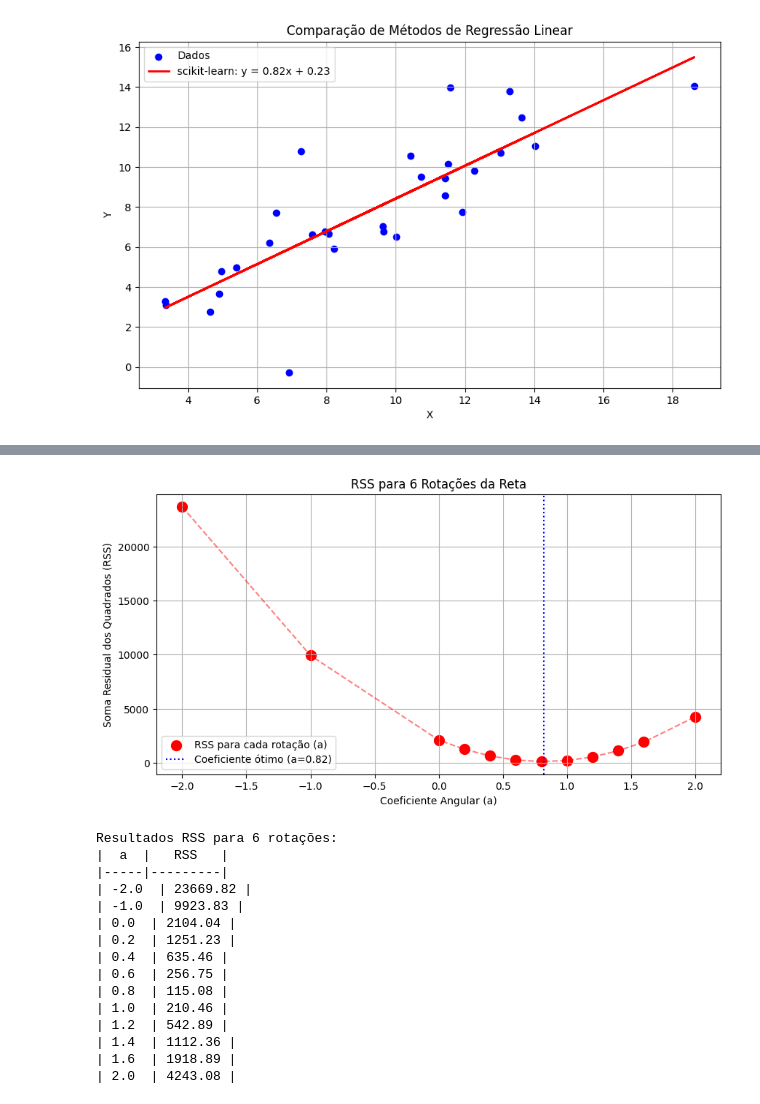
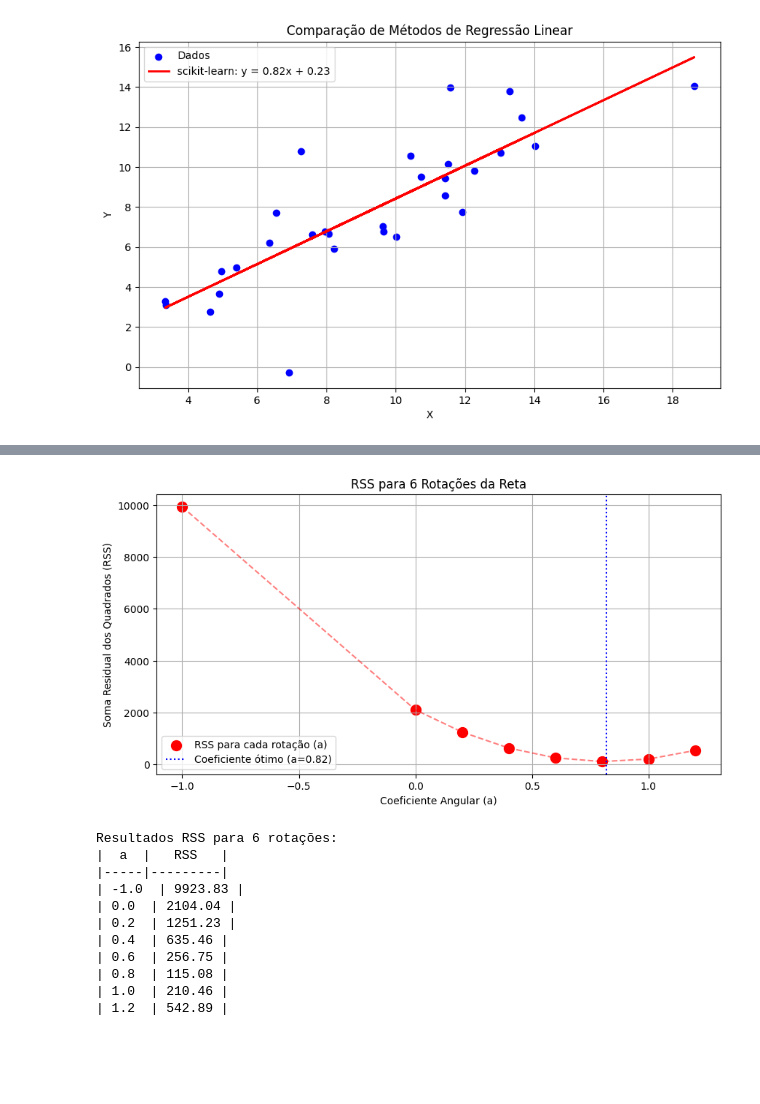
Before and after one commit to cassiomatheus/IC-CD, a Jupyter notebook: Atividade 1/Atividade_2_1.ipynb, the cells around one changed output, grey strips where cells are left out. Cells and saved outputs as stored; diff of their text form; code cells hidden in the pictures; blank space fills up the shorter version.

```diff
--- a/Atividade 1/Atividade_2_1.ipynb
+++ b/Atividade 1/Atividade_2_1.ipynb
@@ -432,7 +434,7 @@ b_sk = model_sk.intercept_
 a_sk = model_sk.coef_[0]
 
 # Diferentes inclinações para as retas
-a_values = [-2.0, -1.0, 0, 1.0, 2.0, 3.0, a_sk]  # Inclui a inclinação ótima
+a_values = [-1.0, 0.0, 0.2, 0.4, 0.6, a_sk, 1.0, 1.2]  # Inclui a inclinação ótima
 colors = plt.cm.rainbow(np.linspace(0, 1, len(a_values)))  # Cores únicas para cada reta
 
 # --- Gráfico 1: Retas com intercepto no eixo Y ---
@@ -472,41 +474,40 @@ def calcular_rss(a, b):
     return np.sum((y - y_pred)**2)
 
 # 6 valores de 'a' para testar (incluindo o ótimo)
-a_values = [-2.0, -1.0, 0.0, 0.2, 0.4, 0.6, 0.8, 1.0, 1.2, 1.4, 1.6, 2.0]  # a=0.8 é o ótimo
+a_values = [-1.0, 0.0, 0.2, 0.4, 0.6, 0.8, 1.0, 1.2] # a=0.8 é o ótimo
 
 # Cálculo do RSS para cada 'a' (com b ótimo para cada a)
 rss_values = []
 for a in a_values:
     #b = np.mean(y) - a * np.mean(x)  # Intercepto ótimo para cada 'a'
     b = 0.23
     #print(f"Intercepto ótimo (b) para a={a}: {b}")
     rss = calcular_rss(a, b)
     rss_values.append(rss)
 
 # Gráfico
 plt.figure(figsize=(10, 5))
 plt.scatter(a_values, rss_values, color='red', s=100, label='RSS para cada rotação (a)')
 plt.plot(a_values, rss_values, 'r--', alpha=0.5)  # Linha conectando os pontos
 plt.axvline(x=a_sk, color='blue', linestyle=':', label=f'Coeficiente ótimo (a={a_sk:.2f})')
 plt.xlabel("Coeficiente Angular (a)")
 plt.ylabel("Soma Residual dos Quadrados (RSS)")
 plt.title("RSS para 6 Rotações da Reta")
 plt.legend()
 plt.grid(True)
 plt.show()
 
 # Tabela de resultados
 print("\nResultados RSS para 6 rotações:")
 print("|  a  |   RSS   |")
 print("|-----|---------|")
 for a, rss in zip(a_values, rss_values):
     print(f"| {a}  | {rss:.2f} |")
 # %% [output]
-[figure, old version]
+[figure, new version]
 Resultados RSS para 6 rotações:
 |  a  |   RSS   |
 |-----|---------|
-| -2.0  | 23669.82 |
 | -1.0  | 9923.83 |
 | 0.0  | 2104.04 |
 | 0.2  | 1251.23 |
@@ -515,9 +516,6 @@ Resultados RSS para 6 rotações:
 | 0.8  | 115.08 |
 | 1.0  | 210.46 |
 | 1.2  | 542.89 |
-| 1.4  | 1112.36 |
-| 1.6  | 1918.89 |
-| 2.0  | 4243.08 |
 # %%
 # Função para calcular RSS
 def calcular_rss(a, b):
```
Also changed, not shown: parts of 12 cells of this notebook.
